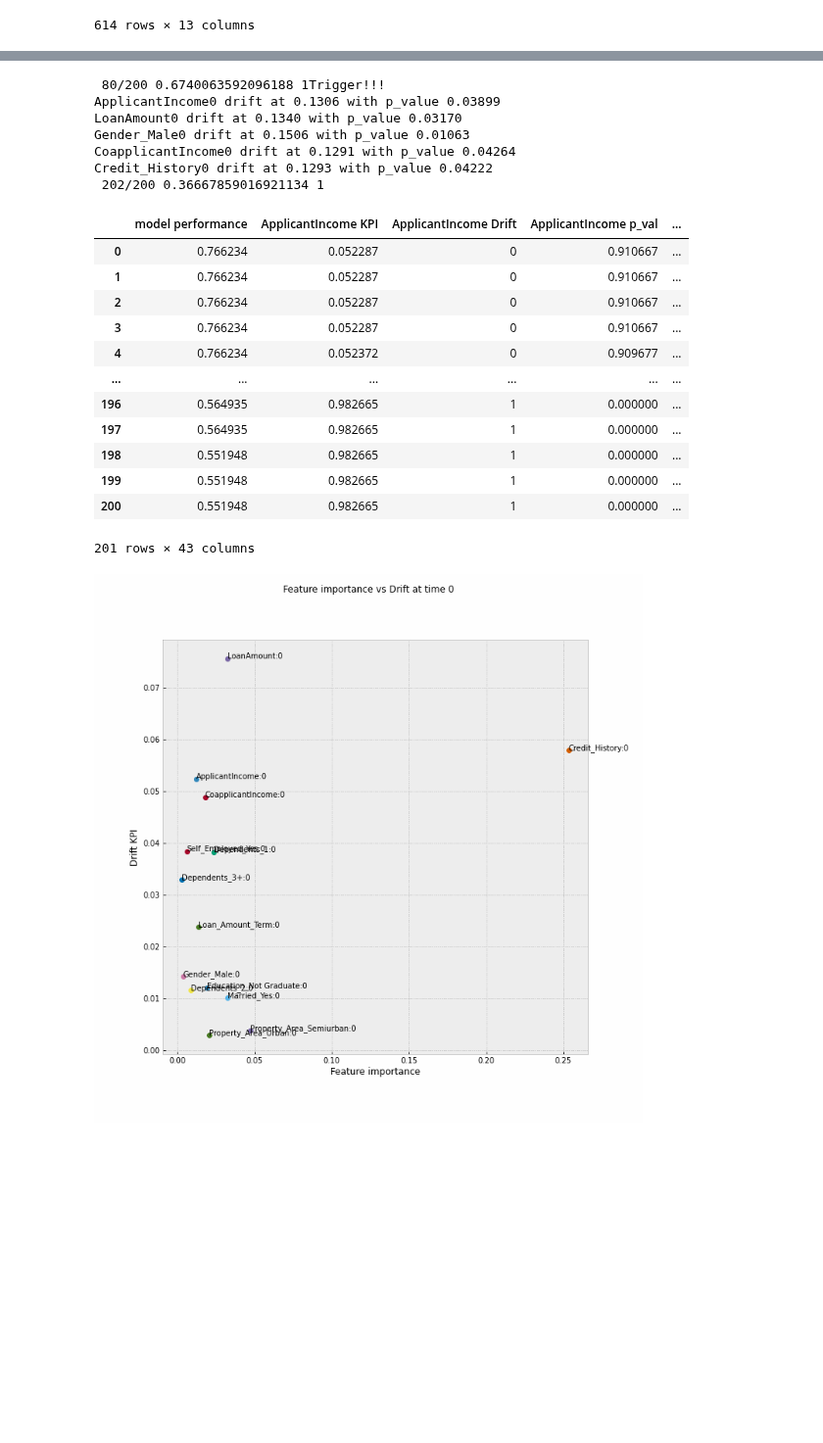
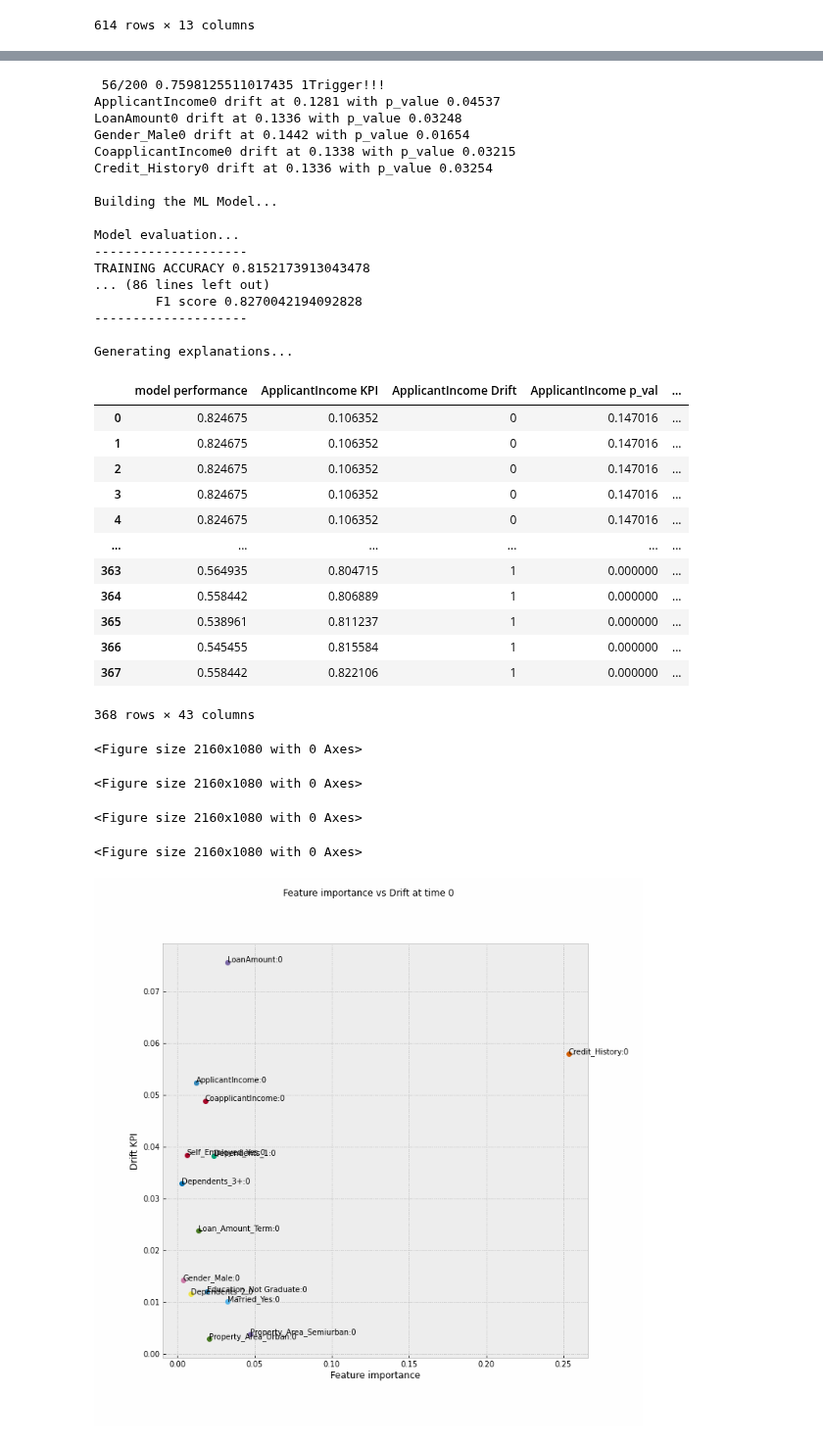
Before and after one commit to dolmani38/drift, a Jupyter notebook: Monitoring Data and Model Drift in your MLOps pipeline_수정3.ipynb, the cells around one changed output, grey strips where cells are left out. Shown at 98% size. Saved outputs shown, nothing was run; the diff lists cells and outputs as text; code cells hidden in the pictures; blank space fills up the shorter version.

```diff
--- a/Monitoring Data and Model Drift in your MLOps pipeline_수정3.ipynb
+++ b/Monitoring Data and Model Drift in your MLOps pipeline_수정3.ipynb
@@ -241,7 +241,6 @@ drift_status = []
 distribution_analysis = []
 epochs = 200
 
-
 epsilon = 1 # Epsilon-greedy algorithm in initialized at 1 meaning every step is random at the start
 max_epsilon = 1 # You can't explore more than 100% of the time
 min_epsilon = 0.001 # At a minimum, we'll always explore 1% of the time
@@ -254,6 +253,7 @@ step = 0
 
 retrain_limit = 4
 retrain_count = 0
+is_do_retrain = True
 while True:
     if step > epochs:
         break
@@ -353,53 +353,67 @@ while True:
             feature_importance
 
             print('{} drift at {:.4f} with p_value {:.5f}'.format(fname,p[1],p_val))
         '''
         print("Generating data drift related reports...")
         loan_data_drift_report = Dashboard(tabs=[DataDriftTab])
         loan_data_drift_report.calculate(X_train, X_test_df, column_mapping=None)
         report_file_name = "loan_datadrift_oldone_"+str(retrain_count)+".html"
         loan_data_drift_report.save(report_file_name)
         report_files.append(report_file_name)
         '''
         Trigger = False
-        if retrain_count < retrain_limit and False:
+        if retrain_count < retrain_limit and is_do_retrain:
             X = np.concatenate([X_train,X_test_df.to_numpy()])
             y = np.concatenate([y_train,y_test])
             X_train,X_test,y_train,y_test = train_test_split(X, y, test_size=0.25)
             model,feature_importance, X_train,X_test_df = model_build(X_train,X_test,y_train,y_test,explanations=False)
             cd = KSDrift(X_train, p_val=0.05)
             step = 0
             epsilon = 1
             retrain_count += 1
             Trigger = True
             if retrain_count == retrain_limit:
                 step = epochs+1
 
 result_df = pd.DataFrame(result_data)
 
 #result_df.plot()
 result_df
 # %% [output]
- 80/200 0.6740063592096188 1Trigger!!!
-ApplicantIncome0 drift at 0.1306 with p_value 0.03899
-LoanAmount0 drift at 0.1340 with p_value 0.03170
-Gender_Male0 drift at 0.1506 with p_value 0.01063
-CoapplicantIncome0 drift at 0.1291 with p_value 0.04264
-Credit_History0 drift at 0.1293 with p_value 0.04222
- 202/200 0.36667859016921134 1
+ 56/200 0.7598125511017435 1Trigger!!!
+ApplicantIncome0 drift at 0.1281 with p_value 0.04537
+LoanAmount0 drift at 0.1336 with p_value 0.03248
+Gender_Male0 drift at 0.1442 with p_value 0.01654
+CoapplicantIncome0 drift at 0.1338 with p_value 0.03215
+Credit_History0 drift at 0.1336 with p_value 0.03254
+
+Building the ML Model...
+
+Model evaluation...
+--------------------
+TRAINING ACCURACY 0.8152173913043478
+... (86 lines left out)
+        F1 score 0.8270042194092828
+--------------------
+
+Generating explanations...
 |  | model performance | ApplicantIncome KPI | ApplicantIncome Drift | ApplicantIncome p_val | ... |
-| 0 | 0.766234 | 0.052287 | 0 | 0.910667 | ... |
-| 1 | 0.766234 | 0.052287 | 0 | 0.910667 | ... |
-| 2 | 0.766234 | 0.052287 | 0 | 0.910667 | ... |
-| 3 | 0.766234 | 0.052287 | 0 | 0.910667 | ... |
-| 4 | 0.766234 | 0.052372 | 0 | 0.909677 | ... |
+| 0 | 0.824675 | 0.106352 | 0 | 0.147016 | ... |
+| 1 | 0.824675 | 0.106352 | 0 | 0.147016 | ... |
+| 2 | 0.824675 | 0.106352 | 0 | 0.147016 | ... |
+| 3 | 0.824675 | 0.106352 | 0 | 0.147016 | ... |
+| 4 | 0.824675 | 0.106352 | 0 | 0.147016 | ... |
 | ... | ... | ... | ... | ... | ... |
-| 196 | 0.564935 | 0.982665 | 1 | 0.000000 | ... |
-| 197 | 0.564935 | 0.982665 | 1 | 0.000000 | ... |
-| 198 | 0.551948 | 0.982665 | 1 | 0.000000 | ... |
-| 199 | 0.551948 | 0.982665 | 1 | 0.000000 | ... |
-| 200 | 0.551948 | 0.982665 | 1 | 0.000000 | ... |
+| 363 | 0.564935 | 0.804715 | 1 | 0.000000 | ... |
+| 364 | 0.558442 | 0.806889 | 1 | 0.000000 | ... |
+| 365 | 0.538961 | 0.811237 | 1 | 0.000000 | ... |
+| 366 | 0.545455 | 0.815584 | 1 | 0.000000 | ... |
+| 367 | 0.558442 | 0.822106 | 1 | 0.000000 | ... |
-201 rows × 43 columns
+368 rows × 43 columns
+<Figure size 2160x1080 with 0 Axes>
+<Figure size 2160x1080 with 0 Axes>
+<Figure size 2160x1080 with 0 Axes>
+<Figure size 2160x1080 with 0 Axes>
 # %%
 import os
 from PIL import Image
```
Also changed, not shown: parts of 4 cells of this notebook.
